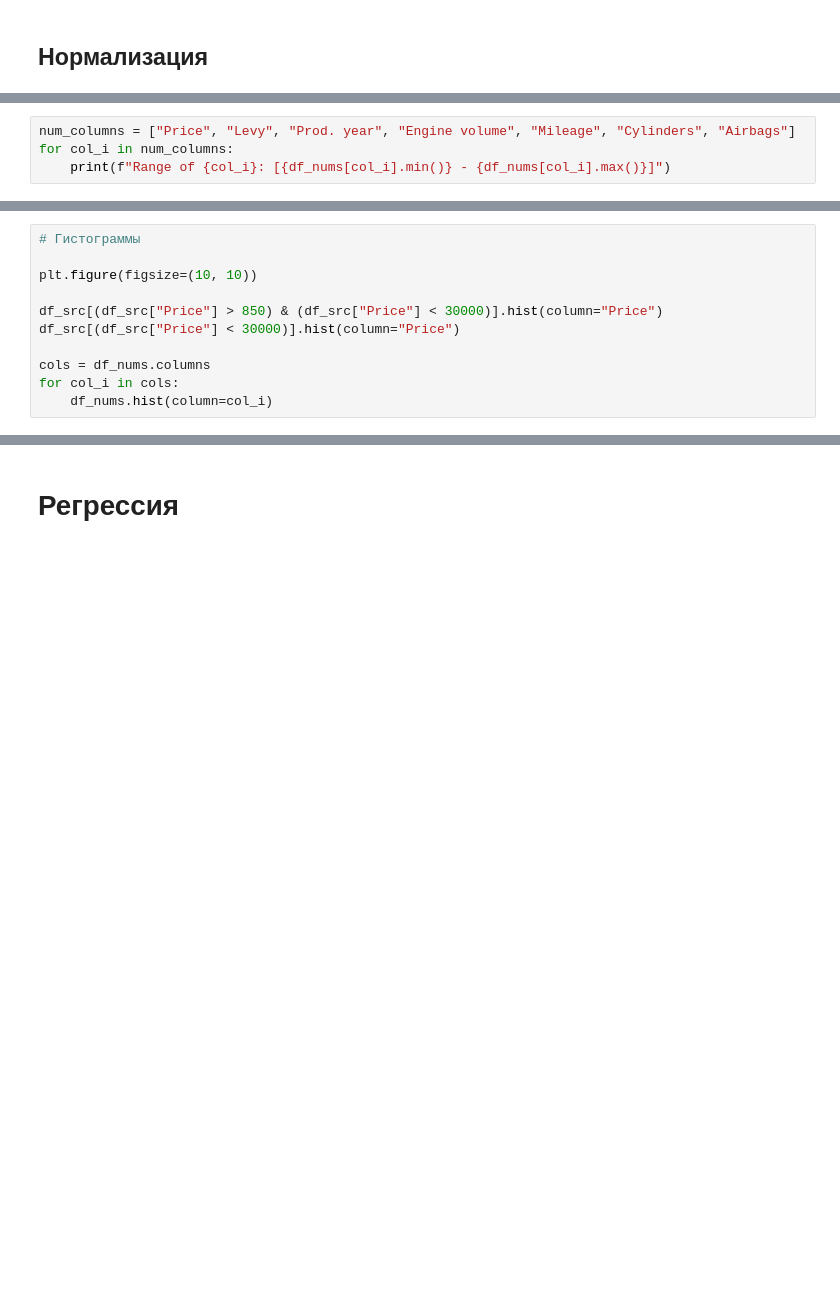
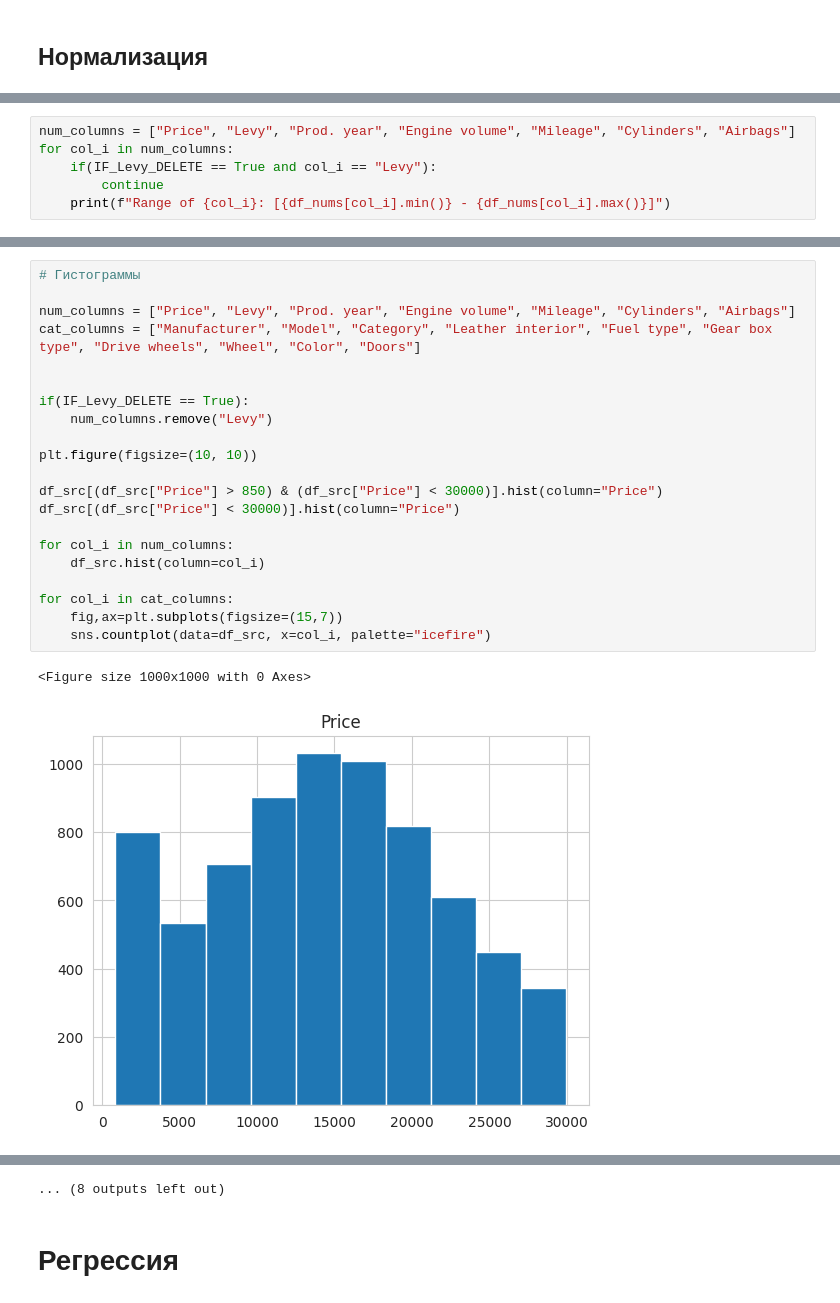
Before and after one commit to The220th/etu2022_AI_ML_NN, a Jupyter notebook: ML/lab3/lab3.ipynb, the cells around one changed output, grey strips where cells are left out. Drawn from its saved outputs; the diff is of its cells as text; blank space fills up the shorter version.

Commit message:
ML lab3 continue

```diff
--- a/ML/lab3/lab3.ipynb
+++ b/ML/lab3/lab3.ipynb
@@ -246,4 +508,6 @@ df_nums_scaled.head(300)
 # %%
 num_columns = ["Price", "Levy", "Prod. year", "Engine volume", "Mileage", "Cylinders", "Airbags"]
 for col_i in num_columns:
+    if(IF_Levy_DELETE == True and col_i == "Levy"):
+        continue
     print(f"Range of {col_i}: [{df_nums[col_i].min()} - {df_nums[col_i].max()}]")
@@ -279,11 +584,24 @@ for num_col_i in num_columns:
 # %%
 # Гистограммы
+
+num_columns = ["Price", "Levy", "Prod. year", "Engine volume", "Mileage", "Cylinders", "Airbags"]
+cat_columns = ["Manufacturer", "Model", "Category", "Leather interior", "Fuel type", "Gear box type", "Drive wheels", "Wheel", "Color", "Doors"]
+
+
+if(IF_Levy_DELETE == True):
+    num_columns.remove("Levy")
 
 plt.figure(figsize=(10, 10))
 
 df_src[(df_src["Price"] > 850) & (df_src["Price"] < 30000)].hist(column="Price")
 df_src[(df_src["Price"] < 30000)].hist(column="Price")
 
-cols = df_nums.columns
-for col_i in cols:
-    df_nums.hist(column=col_i)
+for col_i in num_columns:
+    df_src.hist(column=col_i)
+
+for col_i in cat_columns:
+    fig,ax=plt.subplots(figsize=(15,7))
+    sns.countplot(data=df_src, x=col_i, palette="icefire")
+# %% [output]
+<Figure size 1000x1000 with 0 Axes>
+[figure, added]
@@ -290,2 +618,3 @@ for col_i in cols:
+... (8 outputs left out)
 # %% [markdown]
 # Регрессия
```
Also changed, not shown: parts of 23 cells of this notebook.
